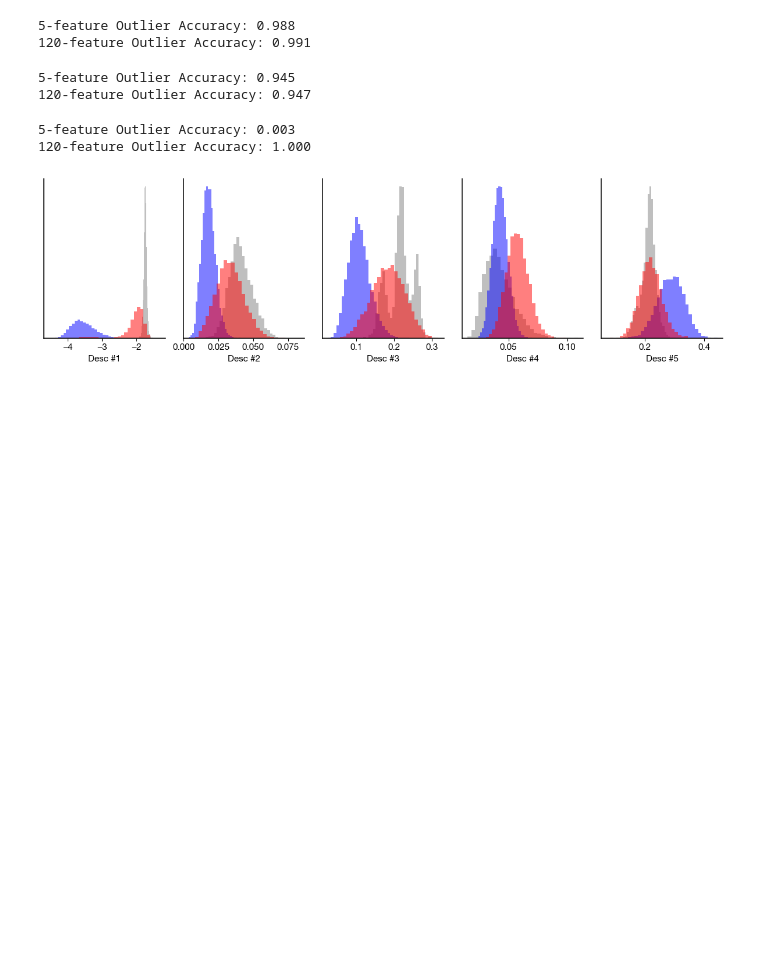
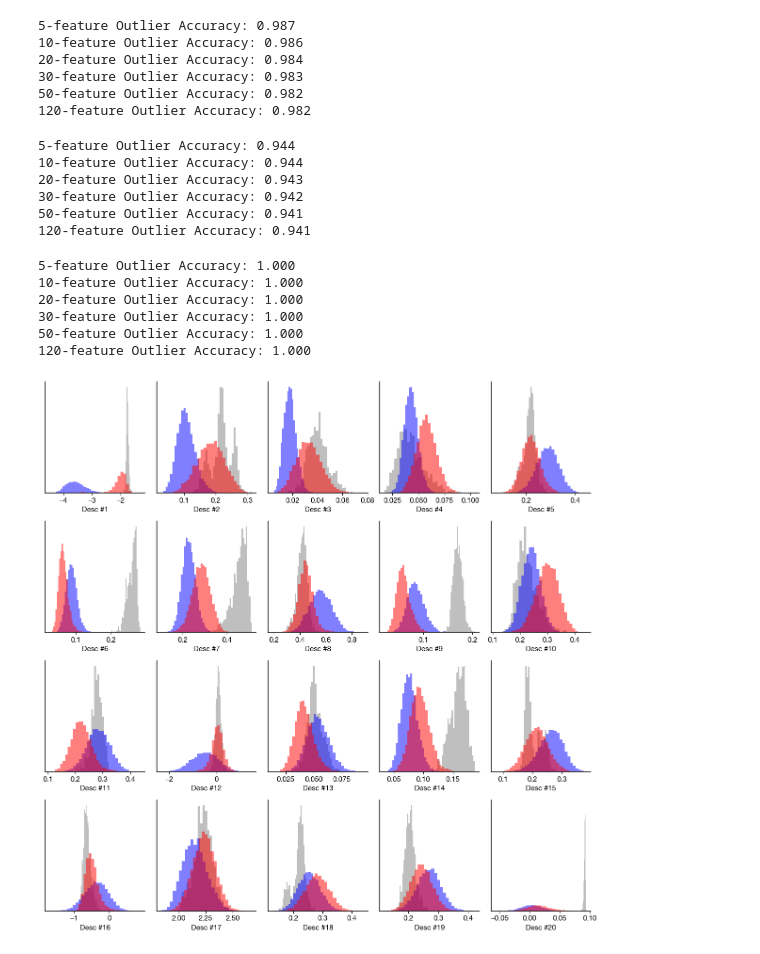
Before and after one commit to webbtheosim/amorphous-ice, a Jupyter notebook: notebooks/si_ice.ipynb, the cells around one changed output. Drawn from its saved outputs; the diff is of its cells as text; code cells hidden in the pictures; blank space fills up the shorter version.

Commit message:
Adding updated model and training procedure.

```diff
--- a/notebooks/si_ice.ipynb
+++ b/notebooks/si_ice.ipynb
@@ -39,5 +41,12 @@ def visualize_features(desc, model, hda_desc, lda_desc):
 # %%
 # Load model for evaluation.
 MODEL = 'scan'
-m1 = pickle.load(open(f'../data/models/model_{MODEL}_size_16_feat_5_include_0.999.pkl', 'rb'))
-m2 = pickle.load(open(f'../data/models/model_{MODEL}_size_16_feat_120_include_0.999.pkl', 'rb'))
+models = [
+    pickle.load(open(f'../data/models/model_{MODEL}_size_16_feat_5_out_5_include_0.999.pkl', 'rb')),
+    pickle.load(open(f'../data/models/model_{MODEL}_size_16_feat_5_out_10_include_0.999.pkl', 'rb')),
+    pickle.load(open(f'../data/models/model_{MODEL}_size_16_feat_5_out_20_include_0.999.pkl', 'rb')),
+    pickle.load(open(f'../data/models/model_{MODEL}_size_16_feat_5_out_30_include_0.999.pkl', 'rb')),
+    pickle.load(open(f'../data/models/model_{MODEL}_size_16_feat_5_out_50_include_0.999.pkl', 'rb')),
+    pickle.load(open(f'../data/models/model_{MODEL}_size_16_feat_5_out_120_include_0.999.pkl', 'rb')),
+]
+out_feat = [5, 10, 20, 30, 50, 120]
@@ -44,43 +56,49 @@ m2 = pickle.load(open(f'../data/models/model_{MODEL}_size_16_feat_120_include_0.
 # %%
 # Make prediction on HDA (baseline).
 hda_desc = load_data(MODEL, 'hda')
-y1 = m1.predict(hda_desc)
-y2 = m2.predict(hda_desc)
-accuracy = len(np.argwhere(y1 == 0).reshape(-1)) / y1.shape[0]
-print(f'5-feature Outlier Accuracy: {accuracy:.3f}')
-accuracy = len(np.argwhere(y2 == 0).reshape(-1)) / y2.shape[0]
-print(f'120-feature Outlier Accuracy: {accuracy:.3f}')
+for m_idx, m in enumerate(models):
+    y = m.predict(hda_desc)
+    accuracy = len(np.argwhere(y == 0).reshape(-1)) / y.shape[0]
+    print(f'{out_feat[m_idx]}-feature Outlier Accuracy: {accuracy:.3f}')
 # %% [output]
-5-feature Outlier Accuracy: 0.988
-120-feature Outlier Accuracy: 0.991
+5-feature Outlier Accuracy: 0.987
+10-feature Outlier Accuracy: 0.986
+20-feature Outlier Accuracy: 0.984
+30-feature Outlier Accuracy: 0.983
+50-feature Outlier Accuracy: 0.982
+120-feature Outlier Accuracy: 0.982
 # %%
 # Make prediction on LDA (baseline).
 lda_desc = load_data(MODEL, 'lda')
-y1 = m1.predict(lda_desc)
-y2 = m2.predict(lda_desc)
-accuracy = len(np.argwhere(y1 == 1).reshape(-1)) / y1.shape[0]
-print(f'5-feature Outlier Accuracy: {accuracy:.3f}')
-accuracy = len(np.argwhere(y2 == 1).reshape(-1)) / y2.shape[0]
-print(f'120-feature Outlier Accuracy: {accuracy:.3f}')
+for m_idx, m in enumerate(models):
+    y = m.predict(lda_desc)
+    accuracy = len(np.argwhere(y == 1).reshape(-1)) / y.shape[0]
+    print(f'{out_feat[m_idx]}-feature Outlier Accuracy: {accuracy:.3f}')
 # %% [output]
-5-feature Outlier Accuracy: 0.945
-120-feature Outlier Accuracy: 0.947
+5-feature Outlier Accuracy: 0.944
+10-feature Outlier Accuracy: 0.944
+20-feature Outlier Accuracy: 0.943
+30-feature Outlier Accuracy: 0.942
+50-feature Outlier Accuracy: 0.941
+120-feature Outlier Accuracy: 0.941
 # %%
 # Make prediction on hexagonal ice (baseline).
 desc = load_data(MODEL, 'ice')
-y1 = m1.predict(desc)
-y2 = m2.predict(desc)
-accuracy = len(np.argwhere(y1 == -1).reshape(-1)) / y1.shape[0]
-print(f'5-feature Outlier Accuracy: {accuracy:.3f}')
-accuracy = len(np.argwhere(y2 == -1).reshape(-1)) / y2.shape[0]
-print(f'120-feature Outlier Accuracy: {accuracy:.3f}')
+for m_idx, m in enumerate(models):
+    y = m.predict(desc)
+    accuracy = len(np.argwhere(y == -1).reshape(-1)) / y.shape[0]
+    print(f'{out_feat[m_idx]}-feature Outlier Accuracy: {accuracy:.3f}')
 
 # Visualize distributions along features.
-visualize_features(desc, m1, hda_desc, lda_desc)
+visualize_features(desc, models[2], hda_desc, lda_desc)
 # %% [output]
-5-feature Outlier Accuracy: 0.003
+5-feature Outlier Accuracy: 1.000
+10-feature Outlier Accuracy: 1.000
+20-feature Outlier Accuracy: 1.000
+30-feature Outlier Accuracy: 1.000
+50-feature Outlier Accuracy: 1.000
 120-feature Outlier Accuracy: 1.000
-[figure, old version]
+[figure, new version]
 # %%
 # Make prediction on ice01c.
 desc = load_data(MODEL, 'ice01c')
```
Also changed, not shown: parts of 16 cells of this notebook, 2 other files.
